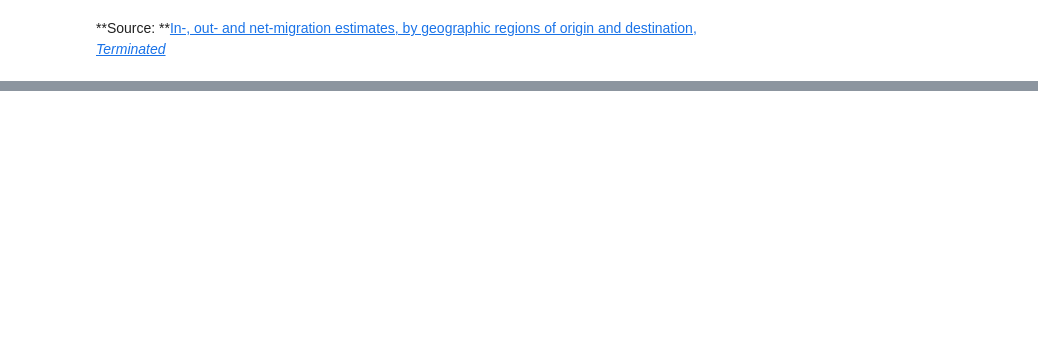
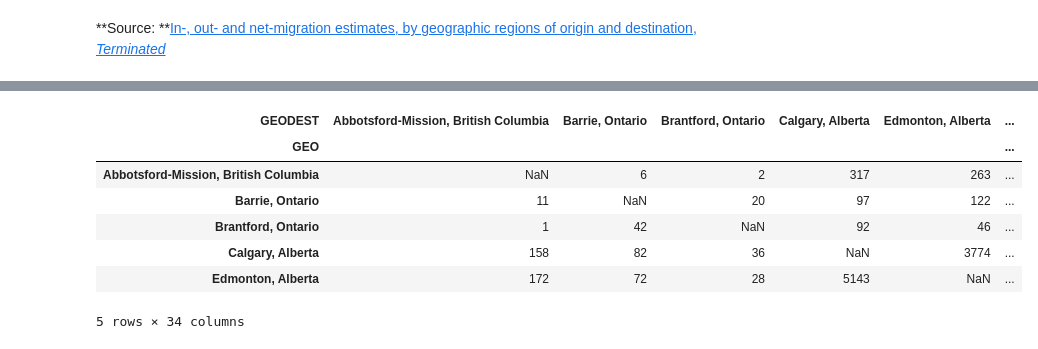
Before and after one commit to CitizensCode/PopulationFlow, a Jupyter notebook: PopulationFlow.ipynb, the cells around one changed output, grey strips where cells are left out. Saved outputs shown, nothing was run; the diff lists cells and outputs as text; code cells hidden in the pictures; blank space fills up the shorter version.

```diff
--- a/PopulationFlow.ipynb
+++ b/PopulationFlow.ipynb
@@ -75,0 +80,3 @@ flowData2011_cma
+# %%
+outMig = flowData2011_cma[flowData2011_cma['MIGMOVE'] == "Out-migration"].drop('MIGMOVE', axis=1).reset_index(drop=True)
+outMig.head()
@@ -75,0 +90,12 @@ flowData2011_cma
+# %%
+outMigPiv = outMig.pivot('GEO', 'GEODEST', 'Value')
+outMigPiv.head()
+# %% [output]
+| GEODEST | Abbotsford-Mission, British Columbia | Barrie, Ontario | Brantford, Ontario | Calgary, Alberta | Edmonton, Alberta | ... |
+| GEO |  |  |  |  |  | ... |
+| Abbotsford-Mission, British Columbia | NaN | 6 | 2 | 317 | 263 | ... |
+| Barrie, Ontario | 11 | NaN | 20 | 97 | 122 | ... |
+| Brantford, Ontario | 1 | 42 | NaN | 92 | 46 | ... |
+| Calgary, Alberta | 158 | 82 | 36 | NaN | 3774 | ... |
+| Edmonton, Alberta | 172 | 72 | 28 | 5143 | NaN | ... |
+5 rows × 34 columns
```
Also changed, not shown: parts of 9 cells of this notebook, 1 other file.
